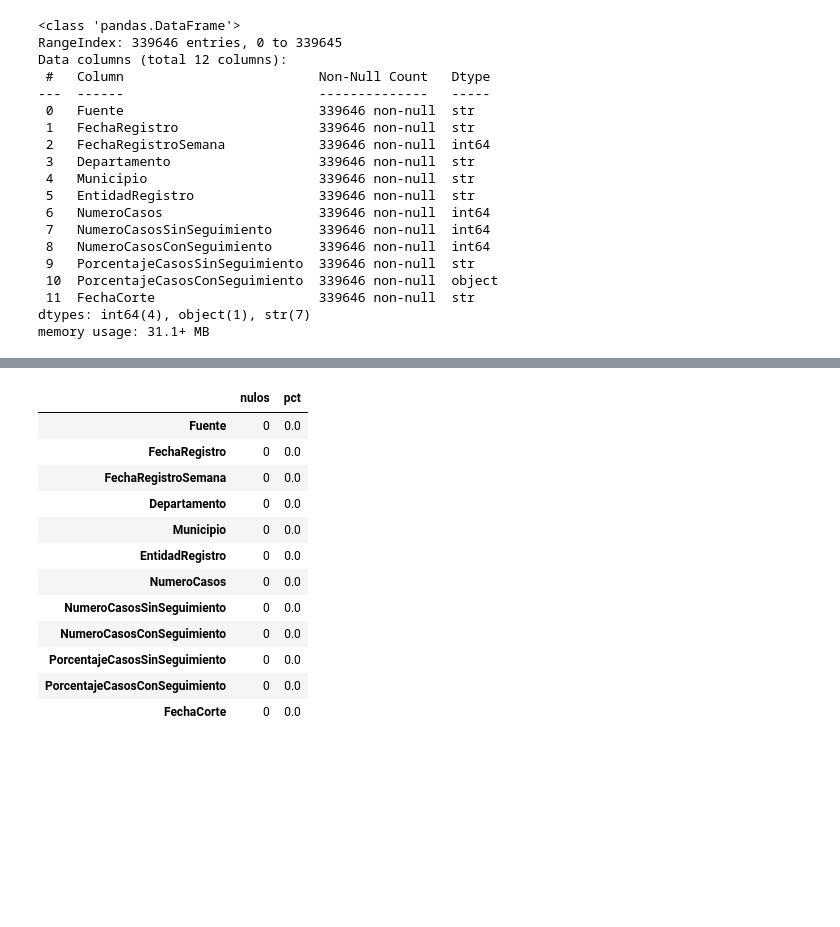
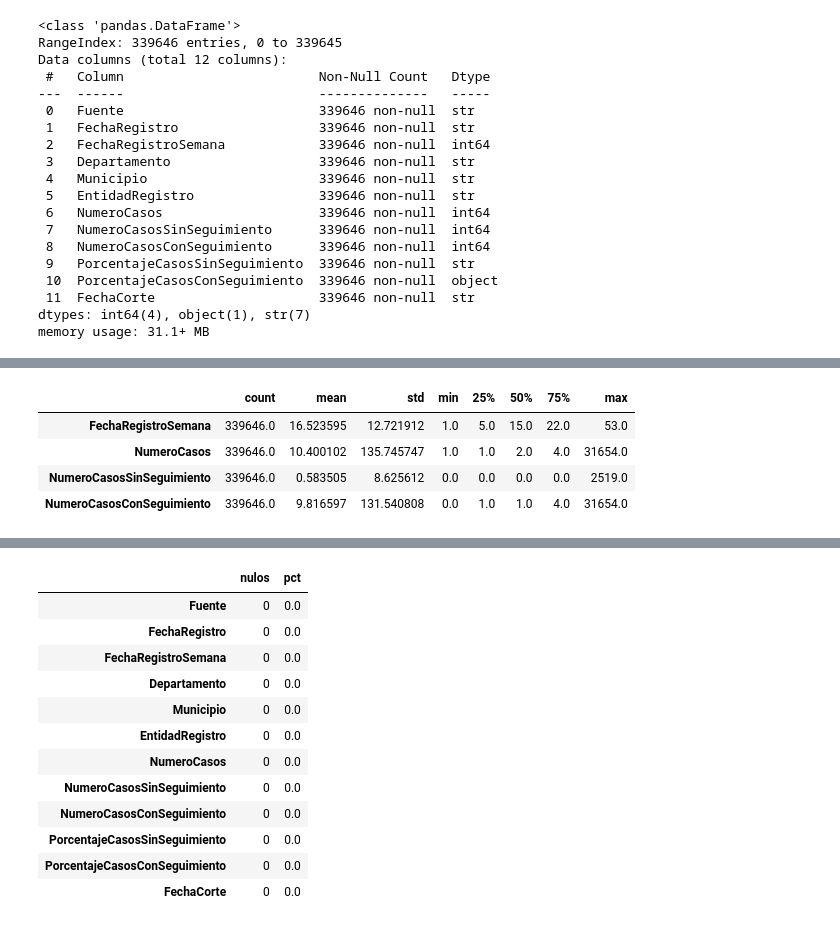
Before and after one commit to JabesMonroy/Proyecto_Esp-Fund-Datos_PRASS_Seg.COVID19, a Jupyter notebook: Proyecto_PRASS_Seguimiento_COVID19.ipynb, the cells around one changed output, grey strips where cells are left out. Saved outputs shown, nothing was run; the diff lists cells and outputs as text; code cells hidden in the pictures; blank space fills up the shorter version.

```diff
--- a/Proyecto_PRASS_Seguimiento_COVID19.ipynb
+++ b/Proyecto_PRASS_Seguimiento_COVID19.ipynb
@@ -60,0 +86,8 @@ df.head()
+# %%
+df.describe().T
+# %% [output]
+|  | count | mean | std | min | 25% | 50% | 75% | max |
+| FechaRegistroSemana | 339646.0 | 16.523595 | 12.721912 | 1.0 | 5.0 | 15.0 | 22.0 | 53.0 |
+| NumeroCasos | 339646.0 | 10.400102 | 135.745747 | 1.0 | 1.0 | 2.0 | 4.0 | 31654.0 |
+| NumeroCasosSinSeguimiento | 339646.0 | 0.583505 | 8.625612 | 0.0 | 0.0 | 0.0 | 0.0 | 2519.0 |
+| NumeroCasosConSeguimiento | 339646.0 | 9.816597 | 131.540808 | 0.0 | 1.0 | 1.0 | 4.0 | 31654.0 |
```
Also changed, not shown: parts of 30 cells of this notebook, 1 other file.
